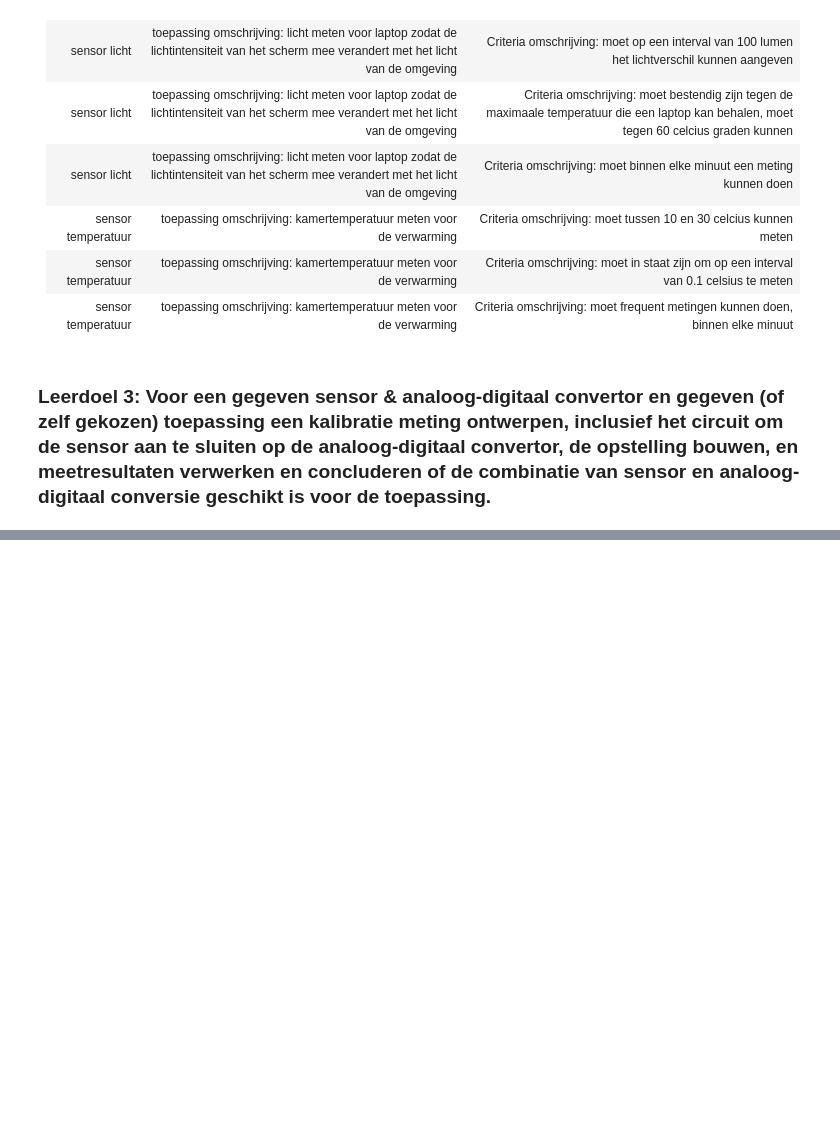
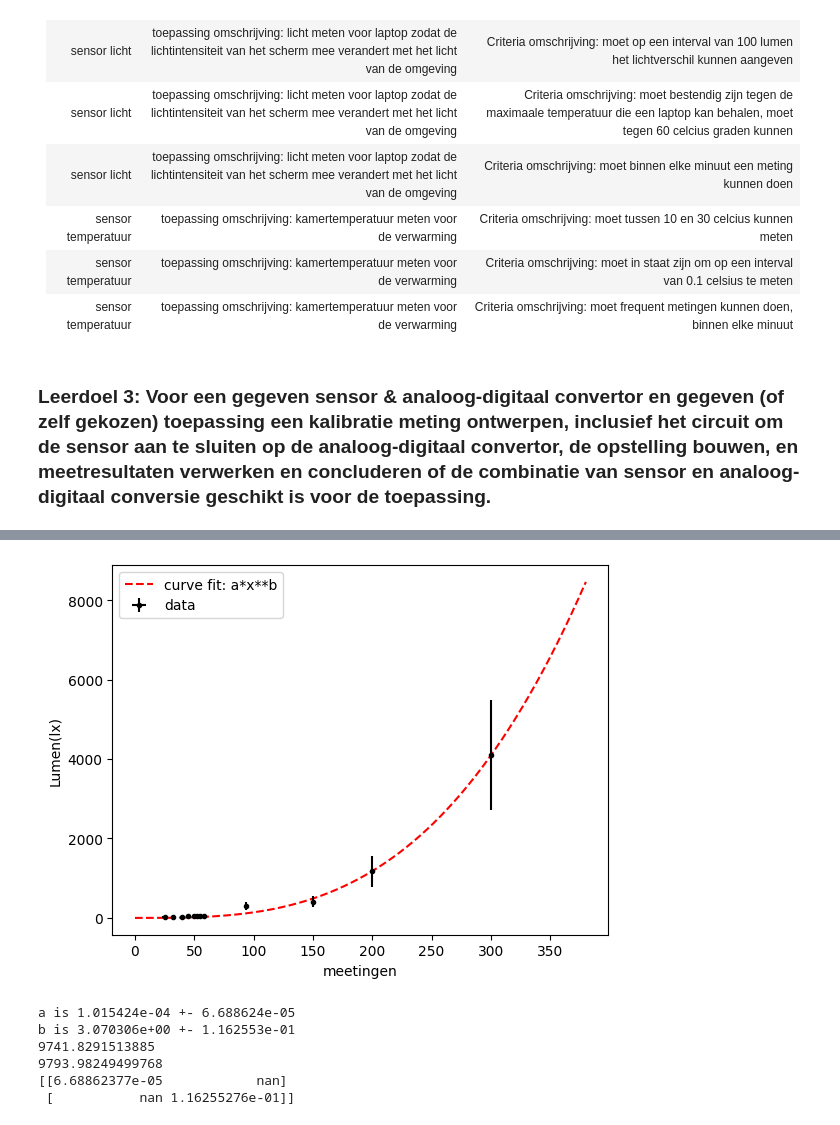
Before and after one commit to VladimirRistic/opdrachten-DEF-D, a Jupyter notebook: FysiekeOntwerpopdrachten/1KalibreerEenSensorDigitaalAnaloog/DEFOntwerpopdracht1KalibreerEenSensorInvulTemplate.ipynb, the cells around one changed output, grey strips where cells are left out. Cells and saved outputs as stored; diff of their text form; code cells hidden in the pictures; blank space fills up the shorter version.

```diff
--- a/FysiekeOntwerpopdrachten/1KalibreerEenSensorDigitaalAnaloog/DEFOntwerpopdracht1KalibreerEenSensorInvulTemplate.ipynb
+++ b/FysiekeOntwerpopdrachten/1KalibreerEenSensorDigitaalAnaloog/DEFOntwerpopdracht1KalibreerEenSensorInvulTemplate.ipynb
@@ -180,0 +153,35 @@ De lichtsensor is niet geschikt. De sensor was bestendig tegen de gewenste maxim
+# %%
+# Zet hier jouw data in een voor jou handig formaat
+import numpy as np
+import matplotlib.pyplot as plt
+from scipy.optimize import curve_fit
+meeting = np.array([25, 32, 40, 45, 50, 52, 55, 58, 94, 150, 200, 300])
+Lumen = np.array([15, 23, 31, 41, 46, 49.5, 53.5, 57, 300, 410, 1170, 4100])
+def func(x,a,b):
+    return a*x**b
+
+popt, cov = curve_fit(func, meeting, Lumen, )
+
+x= np.linspace(0,380, 20000)
+y = func(x, *popt)
+y_u = Lumen*np.sqrt(4*(0.05/2.4)**2+(0.0014/0.0042)**2)
+plt.figure()
+plt.plot(x,y, 'r--', label="curve fit: a*x**b")
+plt.errorbar(meeting, Lumen, xerr=2, yerr=y_u,fmt='k.', label="data", )
+plt.xlabel("meetingen")
+plt.ylabel("Lumen(lx)")
+plt.legend()
+plt.show()
+print("a is %2e +- %0e" %(popt[0],np.sqrt(cov[0][0])))
+print("b is %2e +- %0e" %(popt[1],np.sqrt(cov[1][1])))
+print(0.0042*449**2.4)
+print(0.0042*450**2.4)
+print(np.sqrt(cov))
+# %% [output]
+[figure, added]
+a is 1.015424e-04 +- 6.688624e-05
+b is 3.070306e+00 +- 1.162553e-01
+9741.8291513885
+9793.98249499768
+[[6.68862377e-05            nan]
+ [           nan 1.16255276e-01]]
```
Also changed, not shown: parts of 3 cells of this notebook.
